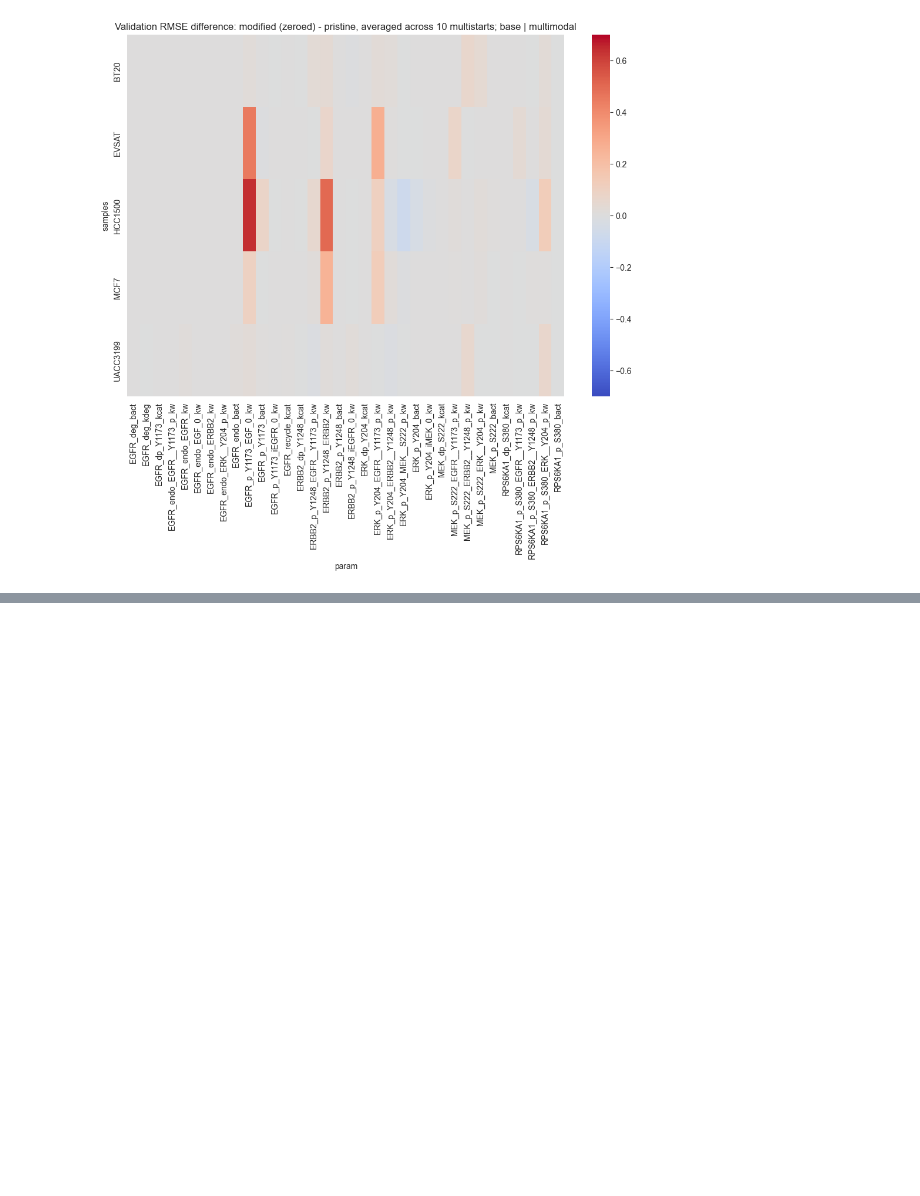
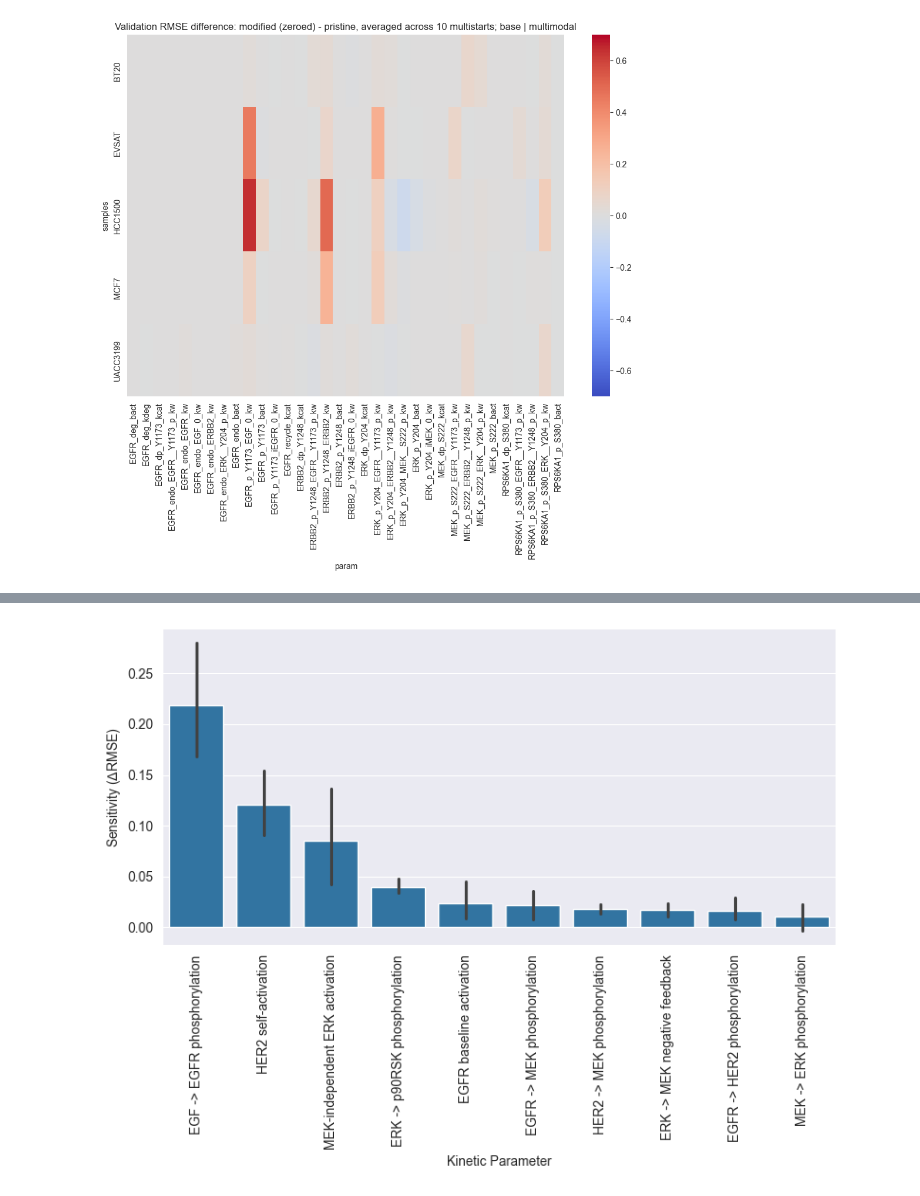
Before and after one commit to frohlich-lab/DeepMechanisticModels, a Jupyter notebook: sensitivity_analysis.ipynb, the cells around one changed output, grey strips where cells are left out. Saved outputs shown, nothing was run; the diff lists cells and outputs as text; code cells hidden in the pictures; blank space fills up the shorter version.

```diff
--- a/sensitivity_analysis.ipynb
+++ b/sensitivity_analysis.ipynb
@@ -180,0 +227,46 @@ plt.savefig("sensitivity_analysis_multimodal_base.png")
+# %%
+# filter to multimodal context
+df = results_df[results_df.context == "multimodal"]
+
+# compute mean rmse_diff per param
+order = (
+    df.groupby("param")["rmse_diff"]
+      .mean()
+      .sort_values(ascending=False)
+      .index
+)
+
+# keep only the top 10
+top10 = order[:10]
+
+plt.figure(figsize=(8, 6))
+sns.barplot(
+    data=df[df["param"].isin(top10)],  # subset data
+    x="param",
+    y="rmse_diff",
+    order=top10,                       # control order
+)
+
+plt.ylabel(r"Sensitivity ($\Delta$RMSE)")
+plt.xlabel("Kinetic Parameter")
+plt.xticks(
+    plt.gca().get_xticks(),
+    labels=[
+        "EGF -> EGFR phosphorylation",
+        "HER2 self-activation",
+        "MEK-independent ERK activation",
+        "ERK -> p90RSK phosphorylation",
+        "EGFR baseline activation",
+        "EGFR -> MEK phosphorylation",
+        "HER2 -> MEK phosphorylation",
+        "ERK -> MEK negative feedback",
+        "EGFR -> HER2 phosphorylation",
+        "MEK -> ERK phosphorylation"
+    ],
+    rotation=90
+)
+plt.tight_layout()
+plt.savefig("mean_samples_sensitivity_multimodal_top10.pdf")
+plt.show()
+# %% [output]
+[figure, added]
```
Also changed, not shown: parts of 20 cells of this notebook.
